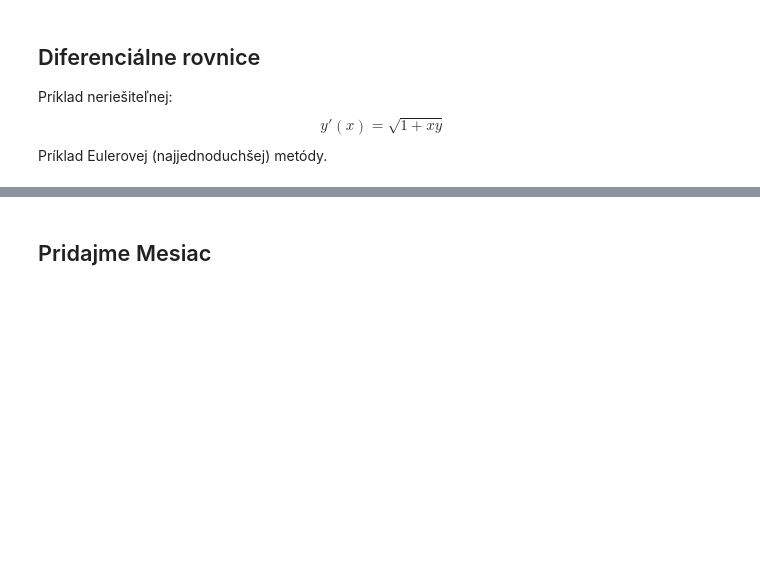
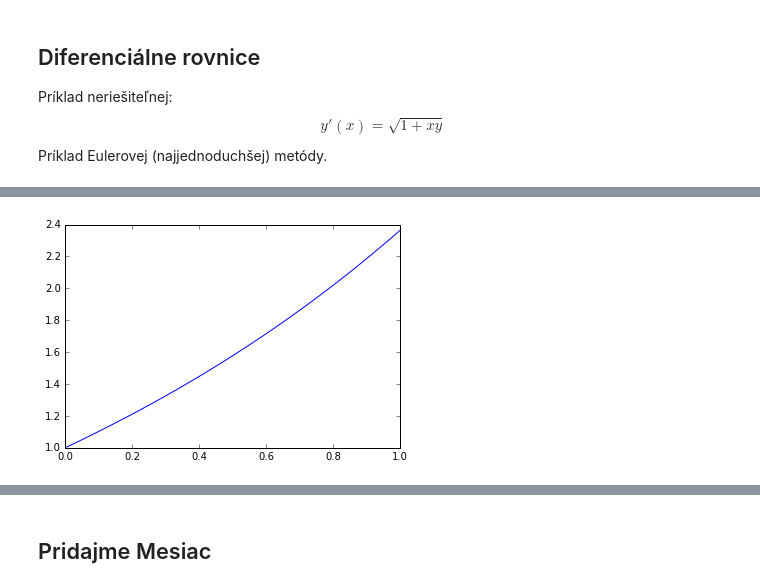
Before and after one commit to petervanya/JSFX16, a Jupyter notebook: comp4.ipynb, the cells around one changed output, grey strips where cells are left out. Saved outputs shown, nothing was run; the diff lists cells and outputs as text; code cells hidden in the pictures; blank space fills up the shorter version.

```diff
--- a/comp4.ipynb
+++ b/comp4.ipynb
@@ -73 +83,15 @@ plt.show()
+# %%
+from scipy.integrate import odeint
+
+def func(y, x):
+    return sqrt(1 + x*y)
+
+x = np.linspace(0, 1, 101)
+y0 = 1.0
+y = odeint(func, y0, x)
+
+plt.plot(x, y)
+plt.show()
+# %% [output]
+[figure, added]
 # %% [markdown]
```
Also changed, not shown: parts of 8 cells of this notebook.
